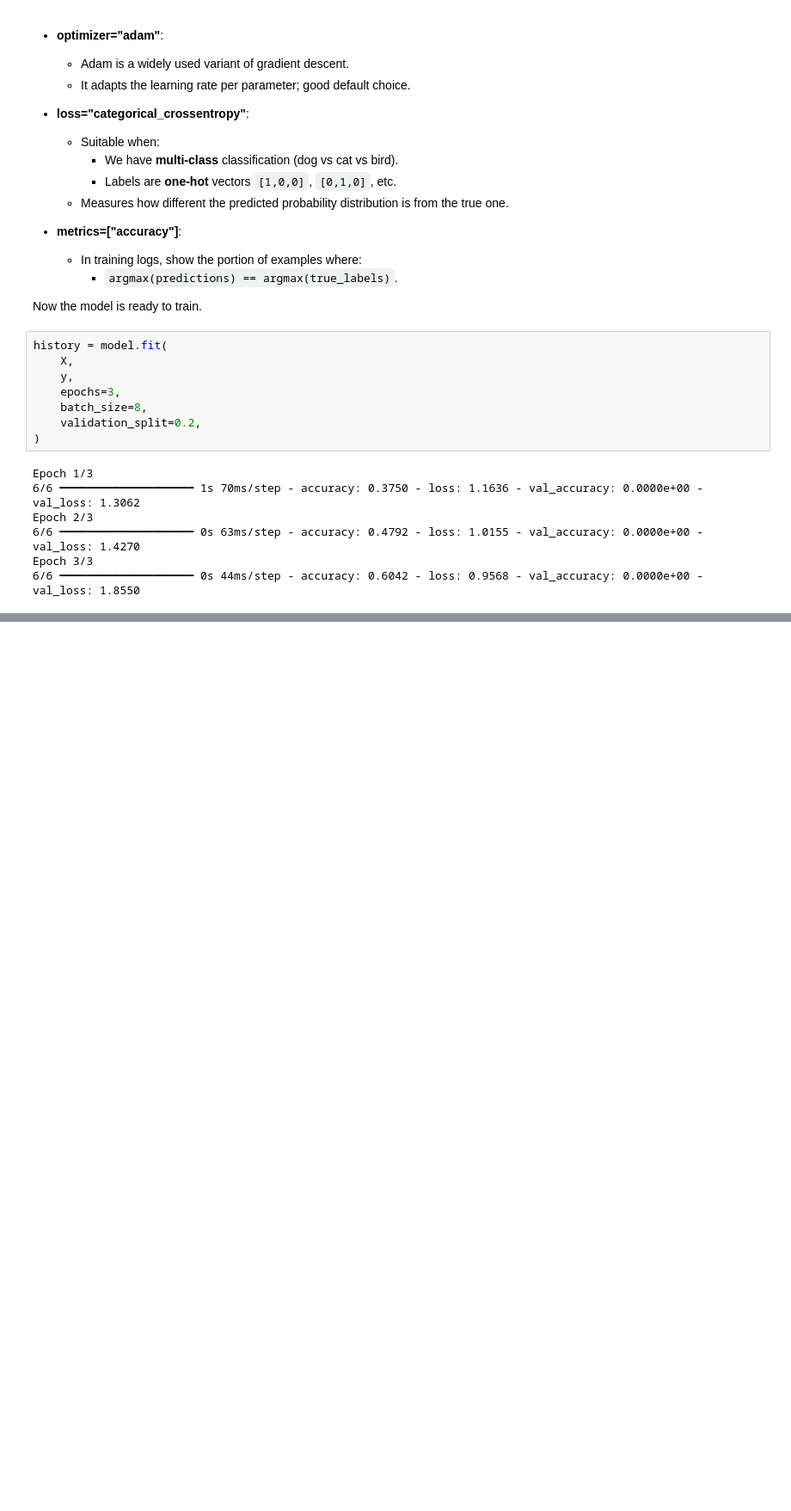
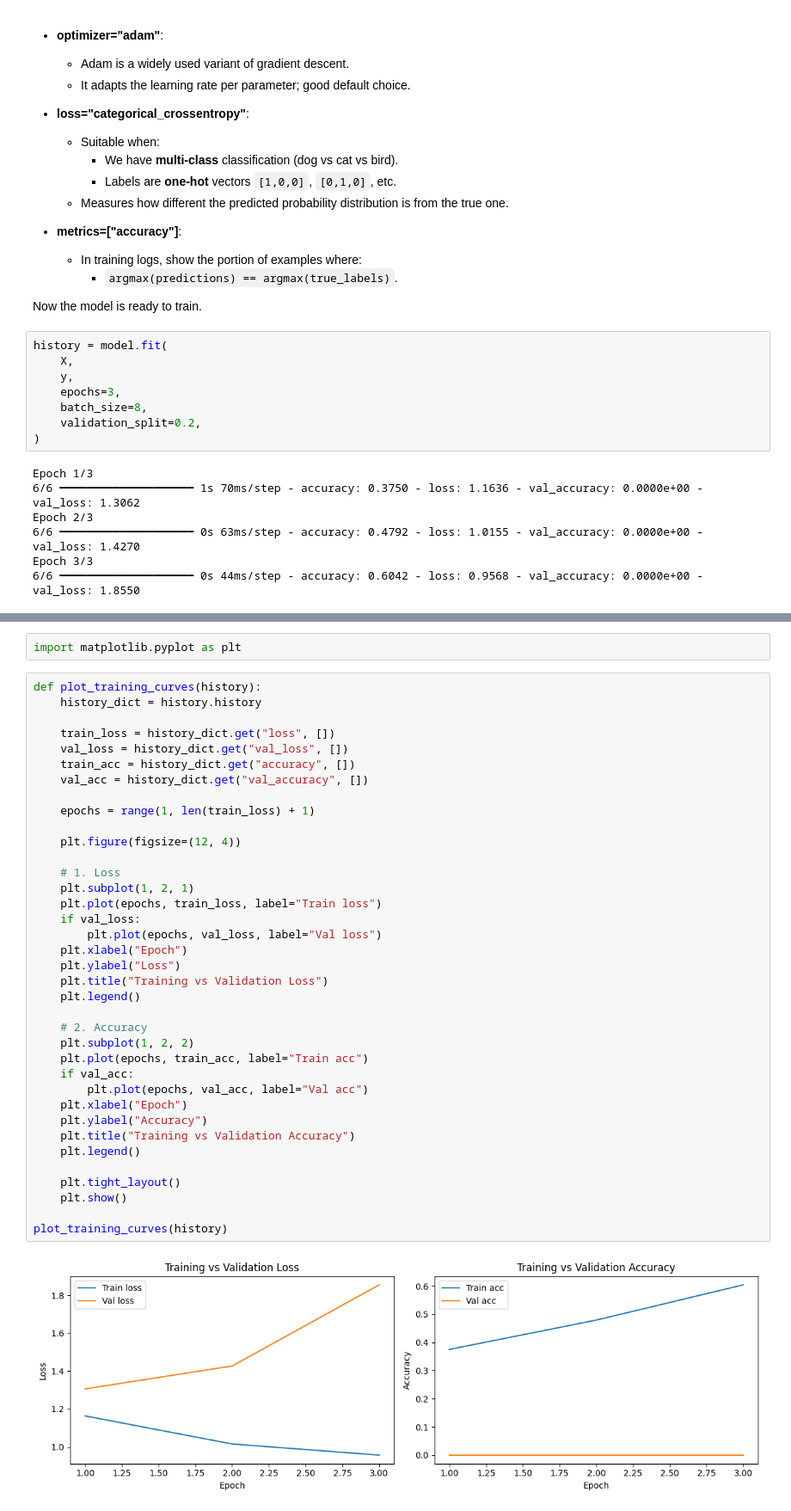
Before and after one commit to aabhiyann/audio-classification-cnn, a Jupyter notebook: notebooks/02_cnn_baseline.ipynb, the cells around one changed output, grey strips where cells are left out. Shown at 86% size. Saved outputs shown, nothing was run; the diff lists cells and outputs as text; blank space fills up the shorter version.

Commit message:
adding training and accuracy plots in notebook 2

```diff
--- a/notebooks/02_cnn_baseline.ipynb
+++ b/notebooks/02_cnn_baseline.ipynb
@@ -476,0 +484,41 @@ Epoch 3/3
+# %%
+import matplotlib.pyplot as plt
+# %%
+def plot_training_curves(history):
+    history_dict = history.history
+
+    train_loss = history_dict.get("loss", [])
+    val_loss = history_dict.get("val_loss", [])
+    train_acc = history_dict.get("accuracy", [])
+    val_acc = history_dict.get("val_accuracy", [])
+
+    epochs = range(1, len(train_loss) + 1)
+
+    plt.figure(figsize=(12, 4))
+
+    # 1. Loss
+    plt.subplot(1, 2, 1)
+    plt.plot(epochs, train_loss, label="Train loss")
+    if val_loss:
+        plt.plot(epochs, val_loss, label="Val loss")
+    plt.xlabel("Epoch")
+    plt.ylabel("Loss")
+    plt.title("Training vs Validation Loss")
+    plt.legend()
+
+    # 2. Accuracy
+    plt.subplot(1, 2, 2)
+    plt.plot(epochs, train_acc, label="Train acc")
+    if val_acc:
+        plt.plot(epochs, val_acc, label="Val acc")
+    plt.xlabel("Epoch")
+    plt.ylabel("Accuracy")
+    plt.title("Training vs Validation Accuracy")
+    plt.legend()
+
+    plt.tight_layout()
+    plt.show()
+
+plot_training_curves(history)
+# %% [output]
+[figure, added]
```
Also changed, not shown: parts of 1 cell of this notebook, 1 other file.
